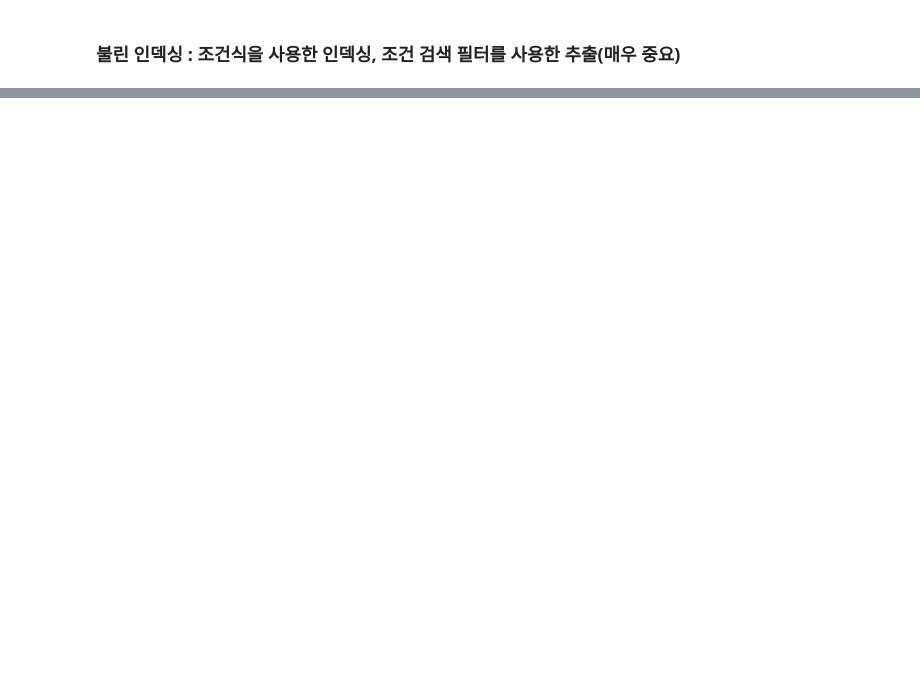
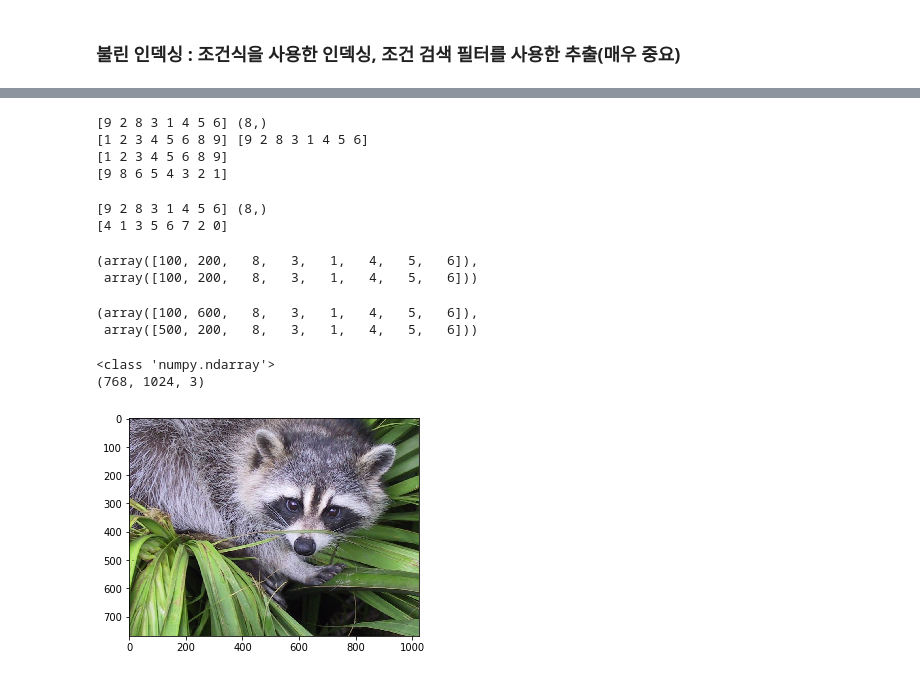
Before and after one commit to jchoi3473/ai11p, a Jupyter notebook: 파이썬데이터분석/01_numpy_basic.ipynb, the cells around one changed output, grey strips where cells are left out. Saved outputs shown, nothing was run; the diff lists cells and outputs as text; code cells hidden in the pictures; blank space fills up the shorter version.

```diff
--- a/파이썬데이터분석/01_numpy_basic.ipynb
+++ b/파이썬데이터분석/01_numpy_basic.ipynb
@@ -351,0 +536,28 @@ print(a[boolean_index])
+# %%
+# sort() 함수
+a = np.array([9,2,8,3,1,4,5,6])
+print(a,a.shape)
+
+r = np.sort(a)   # 오름차순, 원본 변경 없음, sort된 결과를 반환
+print(r,a)
+
+a.sort()         # 오름차순, 원본 변경
+print(a)
+
+r = np.sort(a)[::-1] # 내림 차순: 오름 차순 정렬 후 순서를 거꾸로 변경
+print(r)
+# %% [output]
+[9 2 8 3 1 4 5 6] (8,)
+[1 2 3 4 5 6 8 9] [9 2 8 3 1 4 5 6]
+[1 2 3 4 5 6 8 9]
+[9 8 6 5 4 3 2 1]
+# %%
+# argsort() 함수 : 정렬한 후에 해당 값의 인덱스(원본기준)를 반환
+a = np.array([9,2,8,3,1,4,5,6])
+print(a,a.shape)
+
+sort_index = np.argsort(a)
+print(sort_index)
+# %% [output]
+[9 2 8 3 1 4 5 6] (8,)
+[4 1 3 5 6 7 2 0]
@@ -351,0 +567,36 @@ print(a[boolean_index])
+# %%
+# View
+a = np.array([9,2,8,3,1,4,5,6])
+v = a.view()     # v = a 와 동일한 결과
+v[0] = 100
+a[1] = 200
+v,a
+# %% [output]
+(array([100, 200,   8,   3,   1,   4,   5,   6]),
+ array([100, 200,   8,   3,   1,   4,   5,   6]))
+# %%
+# Copy
+c = a.copy()
+c[0] = 500
+a[1] = 600
+a,c
+# %% [output]
+(array([100, 600,   8,   3,   1,   4,   5,   6]),
+ array([500, 200,   8,   3,   1,   4,   5,   6]))
+# %%
+# raccoon(오리너구리 사진) 데이터
+import scipy.misc
+import matplotlib.pyplot as plt  # 시각화 라이브러리
+
+face = scipy.misc.face()
+print(type(face))       # ndarray
+print(face.shape)       # (768, 1024, 3)  , (y,x,rgb)
+# RGB :     Red : Green : Blue (8:8:8)
+#      11111111  00000000 00000000 (2진수)  --> Red
+# print(face)
+plt.imshow(face)
+plt.show()
+# %% [output]
+<class 'numpy.ndarray'>
+(768, 1024, 3)
+[figure, added]
```
Also changed, not shown: parts of 19 cells of this notebook.
